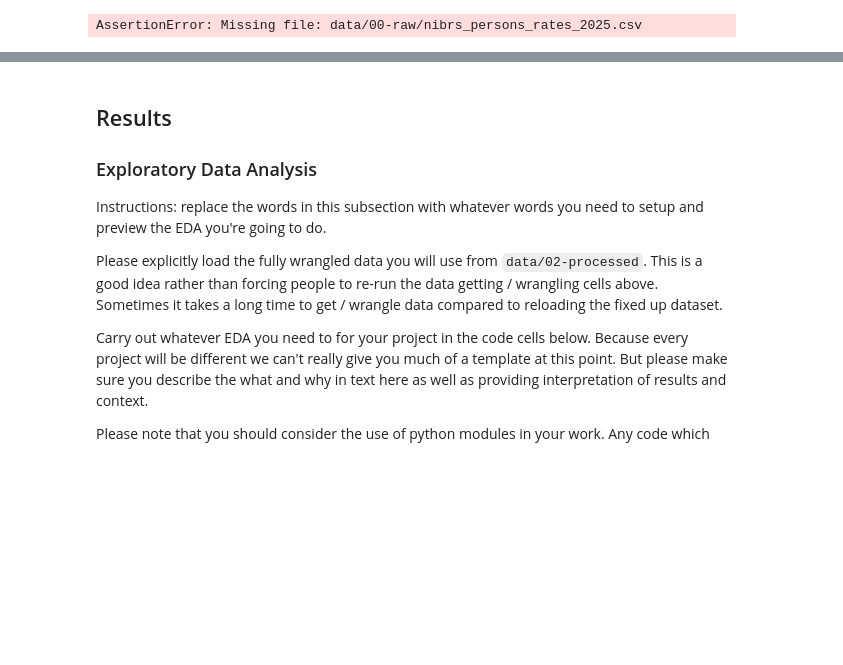
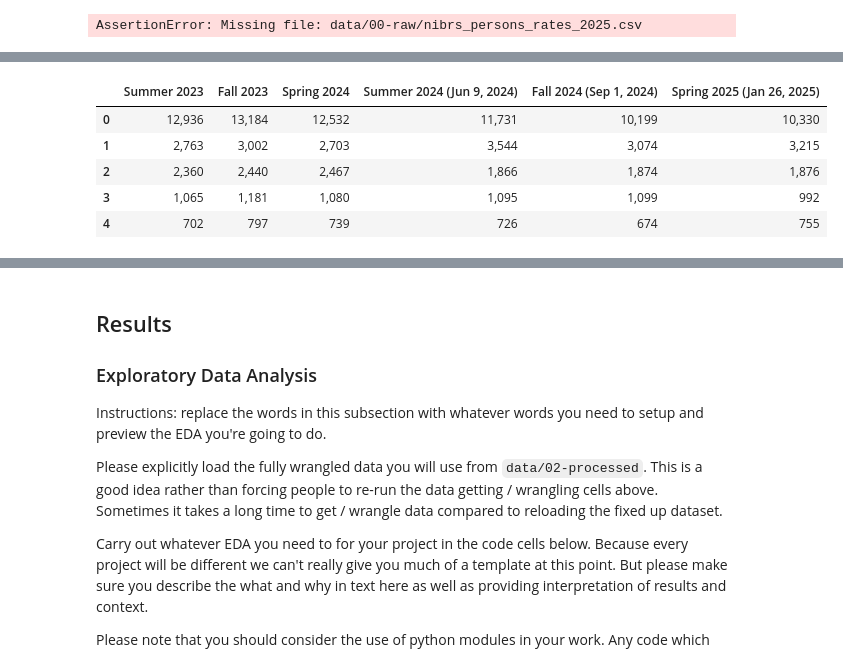
Before and after one commit to COGS108/Group022_WI26, a Jupyter notebook: 02-EDACheckpoint.ipynb, the cells around one changed output, grey strips where cells are left out. Saved outputs shown, nothing was run; the diff lists cells and outputs as text; code cells hidden in the pictures; blank space fills up the shorter version.

```diff
--- a/02-EDACheckpoint.ipynb
+++ b/02-EDACheckpoint.ipynb
@@ -485,0 +510,2 @@ print(f'Data successfully saved to "{full_path}"')
+# %%
+clean_ridership_df = ridership_df.dropna(how='all', axis=1)
@@ -485,0 +561,11 @@ print(f'Data successfully saved to "{full_path}"')
+# %%
+# Besides 'station', every column contains numeric data. However, those columns are stored as objects.
+# Checking the format
+clean_ridership_df.iloc[:5, 1:]
+# %% [output]
+|  | Summer 2023 | Fall 2023 | Spring 2024 | Summer 2024 (Jun 9, 2024) | Fall 2024 (Sep 1, 2024) | Spring 2025 (Jan 26, 2025) |
+| 0 | 12,936 | 13,184 | 12,532 | 11,731 | 10,199 | 10,330 |
+| 1 | 2,763 | 3,002 | 2,703 | 3,544 | 3,074 | 3,215 |
+| 2 | 2,360 | 2,440 | 2,467 | 1,866 | 1,874 | 1,876 |
+| 3 | 1,065 | 1,181 | 1,080 | 1,095 | 1,099 | 992 |
+| 4 | 702 | 797 | 739 | 726 | 674 | 755 |
```
Also changed, not shown: parts of 32 cells of this notebook.
